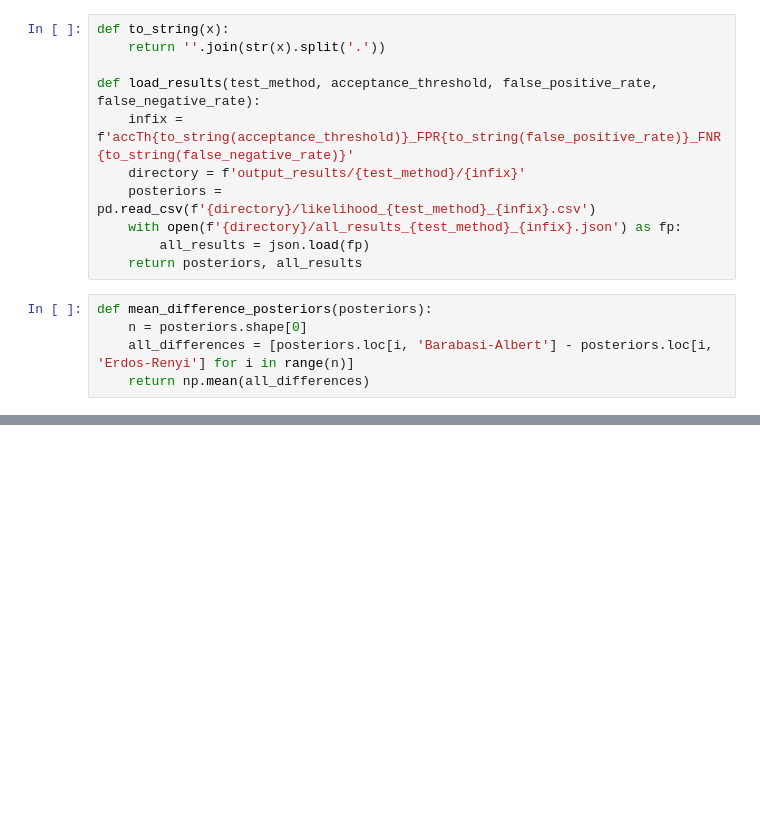
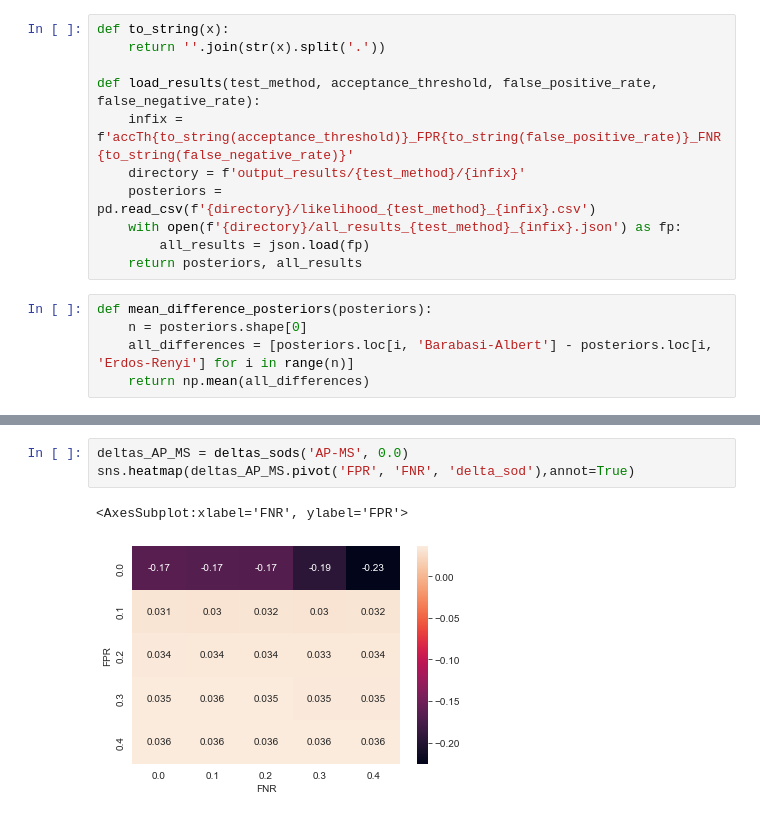
Before and after one commit to bionetslab/ppi-network-simulation, a Jupyter notebook: plot_results.ipynb, the cells around one changed output, grey strips where cells are left out. Cells and saved outputs as stored; diff of their text form; blank space fills up the shorter version.

```diff
--- a/plot_results.ipynb
+++ b/plot_results.ipynb
@@ -49,0 +49,6 @@ sns.heatmap(deltas.pivot('FPR', 'FNR', 'delta_mean_dist'),annot=True)
+# %%
+deltas_AP_MS = deltas_sods('AP-MS', 0.0)
+sns.heatmap(deltas_AP_MS.pivot('FPR', 'FNR', 'delta_sod'),annot=True)
+# %% [output]
+<AxesSubplot:xlabel='FNR', ylabel='FPR'>
+[figure, added]
```
Also changed, not shown: parts of 5 cells of this notebook, 2 other files.
